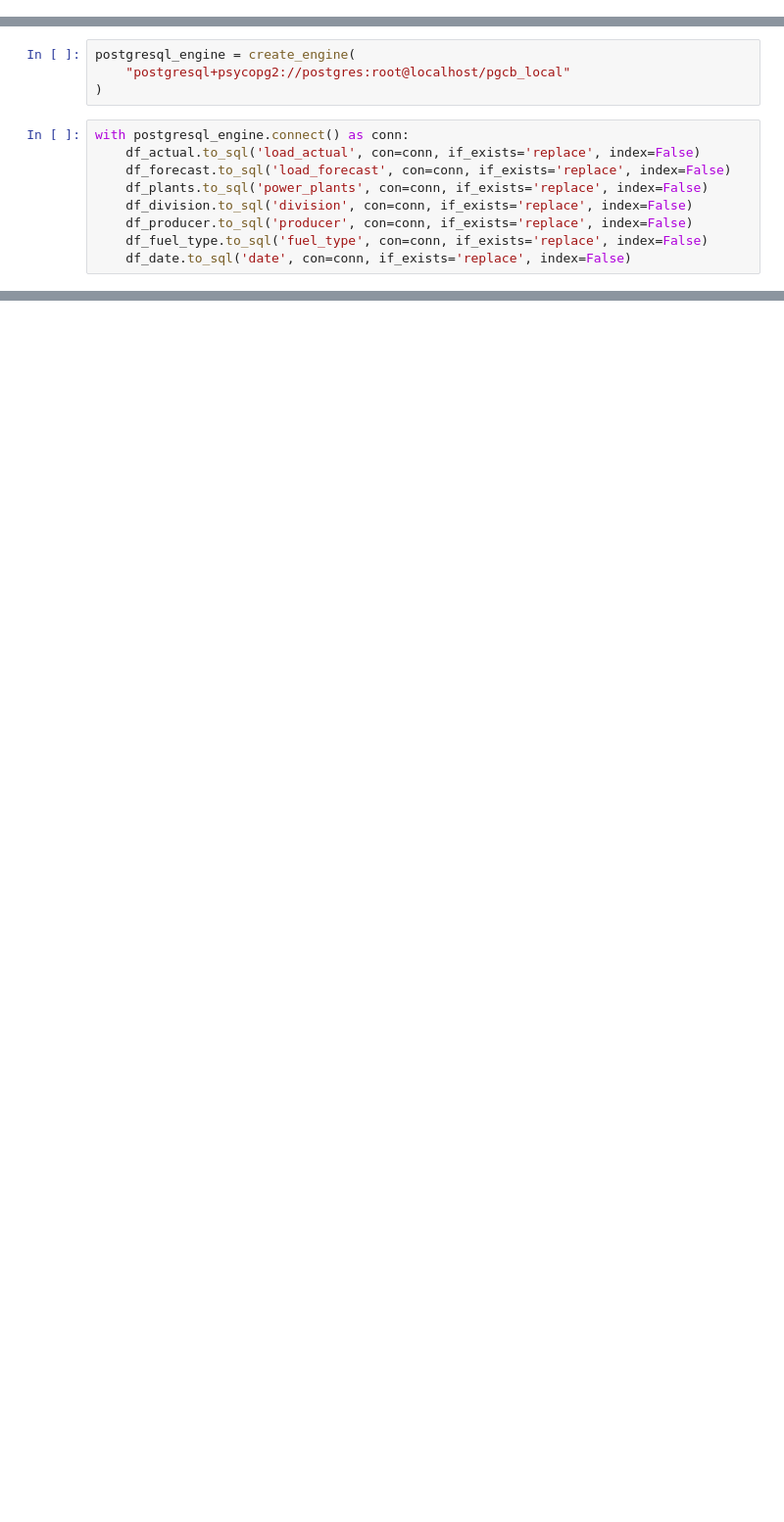
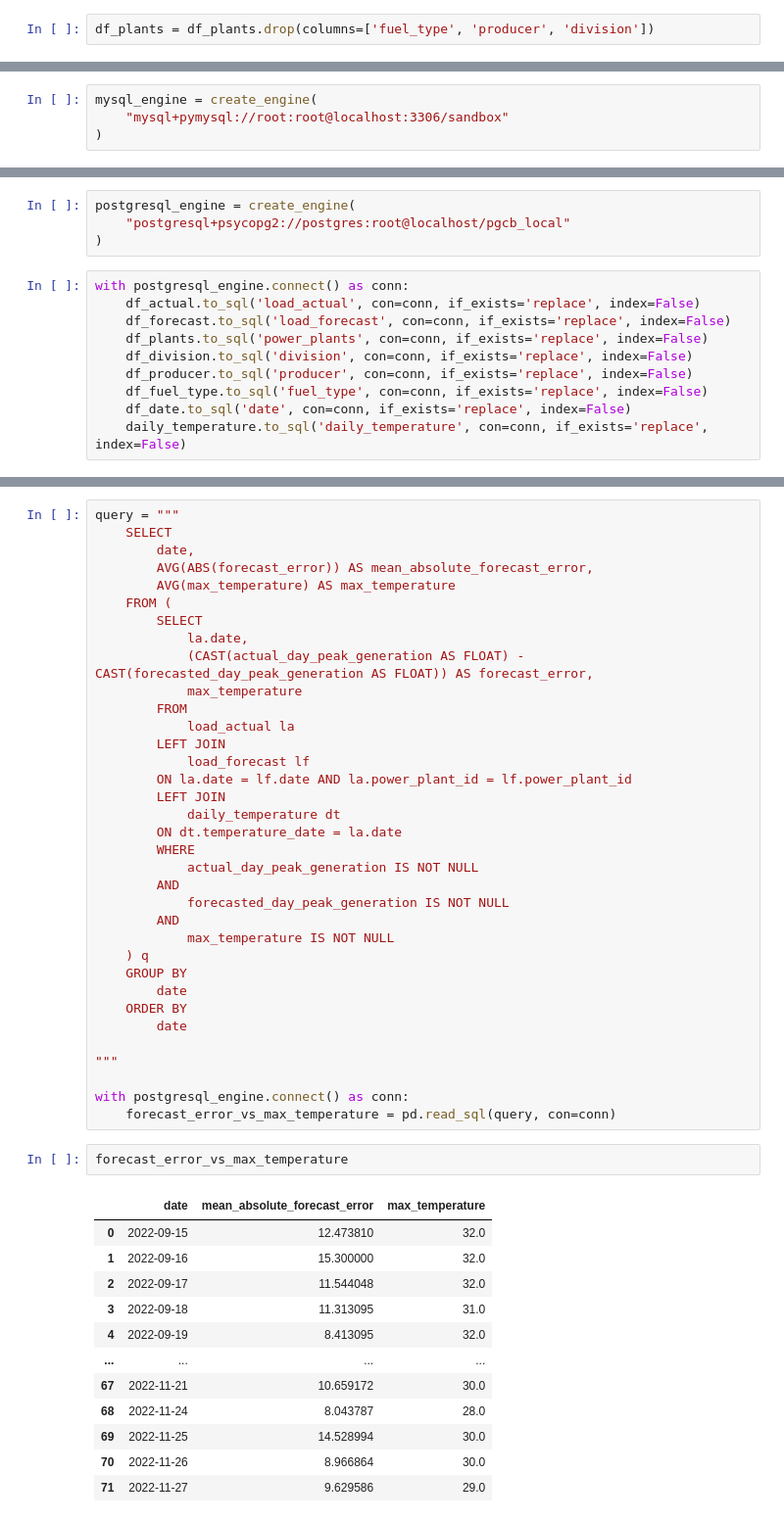
Before and after one commit to kmjawadurrahman/dwh_power, a Jupyter notebook: pgcb_power_etl.ipynb, the cells around one changed output, grey strips where cells are left out. Shown at 98% size. Drawn from its saved outputs; the diff is of its cells as text; blank space fills up the shorter version.

```diff
--- a/pgcb_power_etl.ipynb
+++ b/pgcb_power_etl.ipynb
@@ -200,0 +252,2 @@ df_date = pd.DataFrame(pd.concat([df_actual, df_forecast])['date'].drop_duplicat
+# %%
+df_plants = df_plants.drop(columns=['fuel_type', 'producer', 'division'])
@@ -200,0 +256,4 @@ df_date = pd.DataFrame(pd.concat([df_actual, df_forecast])['date'].drop_duplicat
+# %%
+mysql_engine = create_engine(
+    "mysql+pymysql://root:root@localhost:3306/sandbox"
+)
@@ -211,3 +361,4 @@ with postgresql_engine.connect() as conn:
     df_producer.to_sql('producer', con=conn, if_exists='replace', index=False)
     df_fuel_type.to_sql('fuel_type', con=conn, if_exists='replace', index=False)
     df_date.to_sql('date', con=conn, if_exists='replace', index=False)
+    daily_temperature.to_sql('daily_temperature', con=conn, if_exists='replace', index=False)
@@ -213,0 +534,50 @@ with postgresql_engine.connect() as conn:
+# %%
+query = """
+    SELECT
+        date,
+        AVG(ABS(forecast_error)) AS mean_absolute_forecast_error,
+        AVG(max_temperature) AS max_temperature
+    FROM (
+        SELECT
+            la.date,
+            (CAST(actual_day_peak_generation AS FLOAT) - CAST(forecasted_day_peak_generation AS FLOAT)) AS forecast_error,
+            max_temperature
+        FROM
+            load_actual la
+        LEFT JOIN
+            load_forecast lf
+        ON la.date = lf.date AND la.power_plant_id = lf.power_plant_id
+        LEFT JOIN
+            daily_temperature dt
+        ON dt.temperature_date = la.date
+        WHERE
+            actual_day_peak_generation IS NOT NULL
+        AND
+            forecasted_day_peak_generation IS NOT NULL
+        AND
+            max_temperature IS NOT NULL
+    ) q
+    GROUP BY
+        date
+    ORDER BY
+        date
+
+"""
+
+with postgresql_engine.connect() as conn:
+    forecast_error_vs_max_temperature = pd.read_sql(query, con=conn)
+# %%
+forecast_error_vs_max_temperature
+# %% [output]
+|  | date | mean_absolute_forecast_error | max_temperature |
+| 0 | 2022-09-15 | 12.473810 | 32.0 |
+| 1 | 2022-09-16 | 15.300000 | 32.0 |
+| 2 | 2022-09-17 | 11.544048 | 32.0 |
+| 3 | 2022-09-18 | 11.313095 | 31.0 |
+| 4 | 2022-09-19 | 8.413095 | 32.0 |
+| ... | ... | ... | ... |
+| 67 | 2022-11-21 | 10.659172 | 30.0 |
+| 68 | 2022-11-24 | 8.043787 | 28.0 |
+| 69 | 2022-11-25 | 14.528994 | 30.0 |
+| 70 | 2022-11-26 | 8.966864 | 30.0 |
+| 71 | 2022-11-27 | 9.629586 | 29.0 |
```
Also changed, not shown: parts of 40 cells of this notebook, 2 other files.
